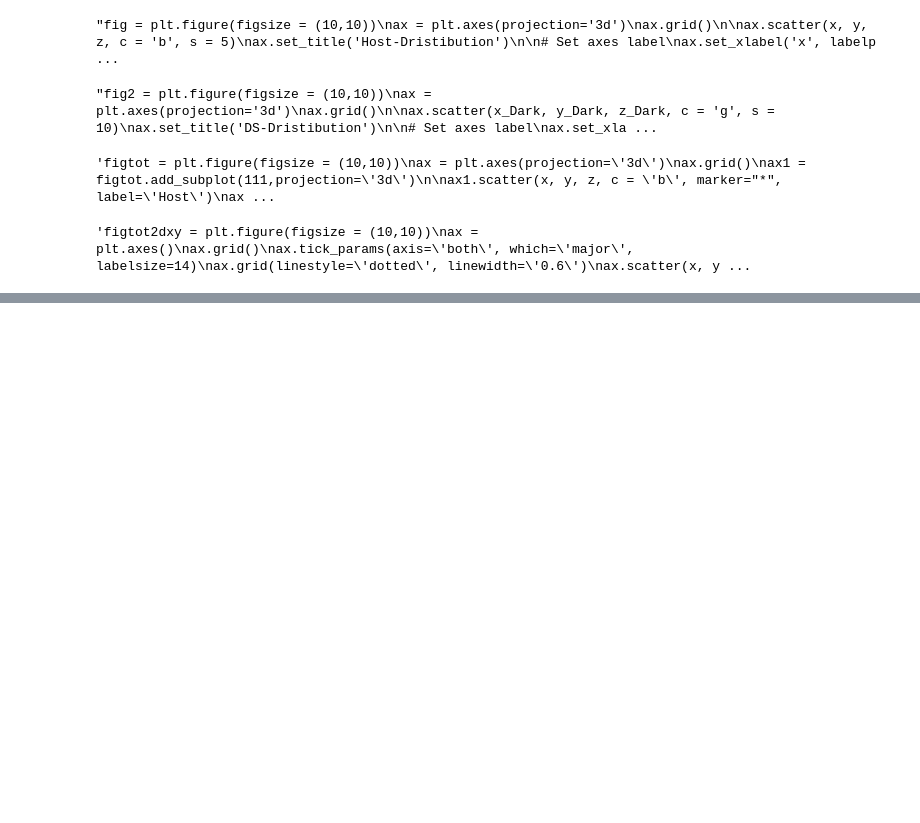
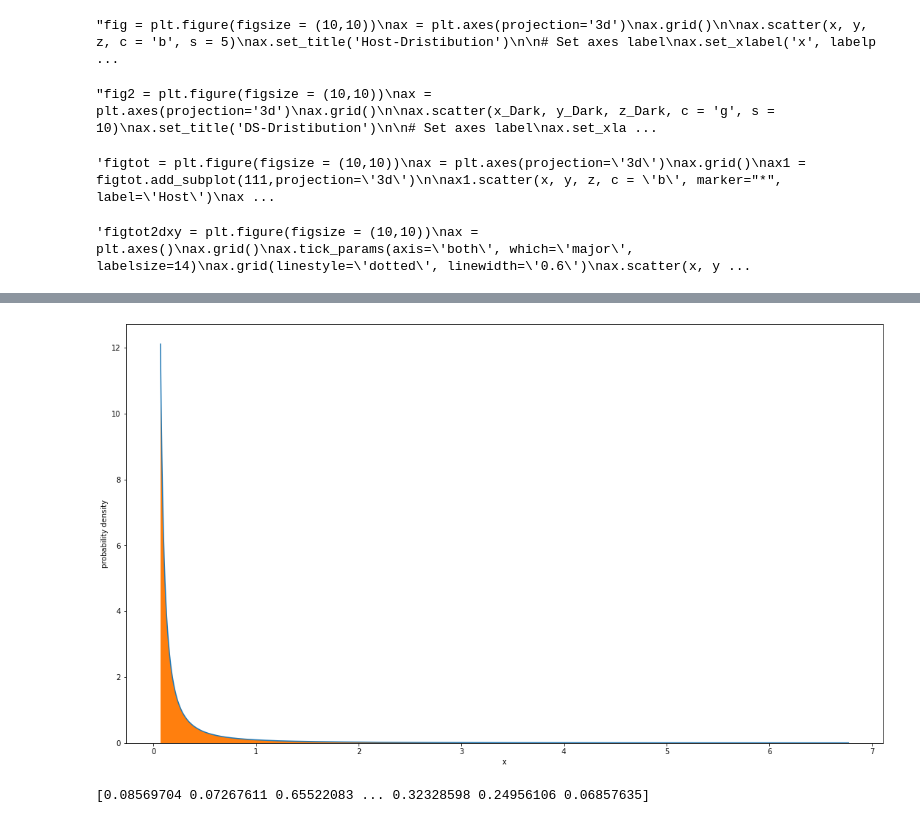
Before and after one commit to RCianca/DarkSirensStat, a Jupyter notebook: DSCatalogueCeator/DSIRE.ipynb, the cells around one changed output, grey strips where cells are left out. Saved outputs shown, nothing was run; the diff lists cells and outputs as text; code cells hidden in the pictures; blank space fills up the shorter version.

```diff
--- a/DSCatalogueCeator/DSIRE.ipynb
+++ b/DSCatalogueCeator/DSIRE.ipynb
@@ -214,0 +261,23 @@ matplotlib.pyplot.hist(samples,bins=1000,density=True)
+# %%
+def return_samples(f,xmin,xmax,N=1000000):
+    # let's generate some samples according to the chosen pdf, f(x)
+    uniform_samples = random(int(N))
+    required_samples = sample(f,xmin,xmax)(uniform_samples)
+    return required_samples
+## plot
+values=return_samples(target_dist,rmin,rmax,10000000)
+x = np.linspace(rmin,rmax,100000)
+fig,ax = plt.subplots()
+fig.set_size_inches(18.5, 10.5)
+ax.set_xlabel('x')
+ax.set_ylabel('probability density')
+ax.plot(x,target_dist(x)/np.sum(target_dist(x)*(x[1]-x[0])) )
+#ax.plot(x,target_dist(x)/norm ) #slow
+ax.hist(values,bins='auto',density=True,range=(x.min(),x.max()))
+plt.show()
+# %% [output]
+[figure, added]
+# %%
+print(values)
+# %% [output]
+[0.08569704 0.07267611 0.65522083 ... 0.32328598 0.24956106 0.06857635]
```
Also changed, not shown: parts of 7 cells of this notebook.
